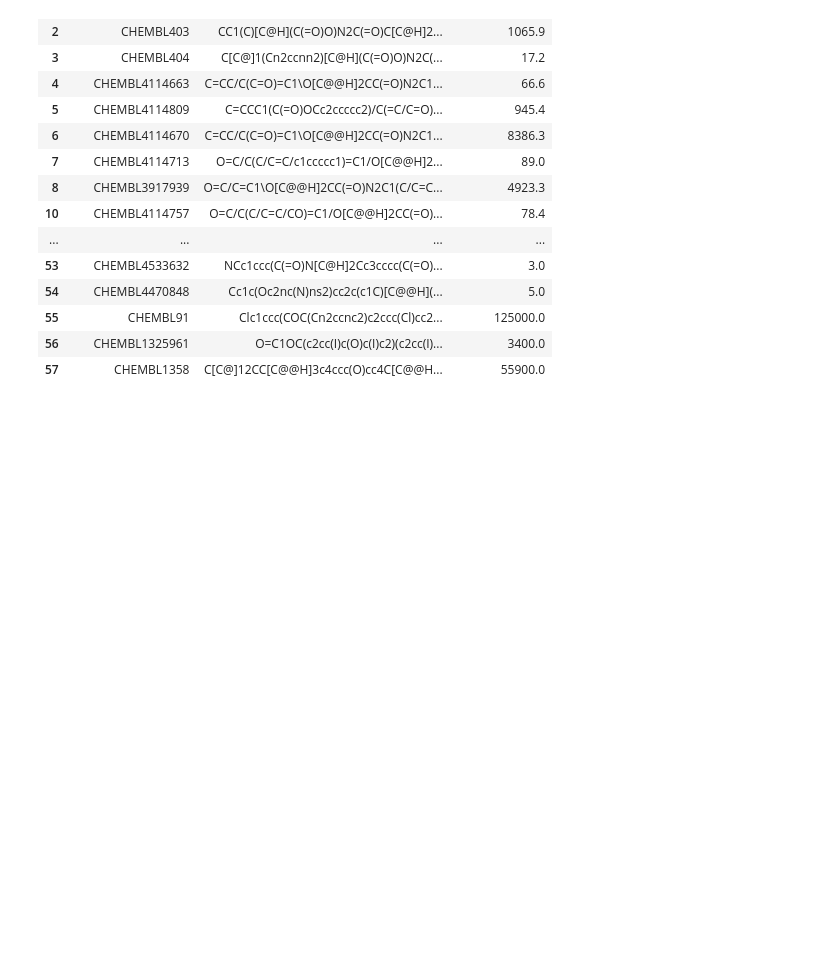
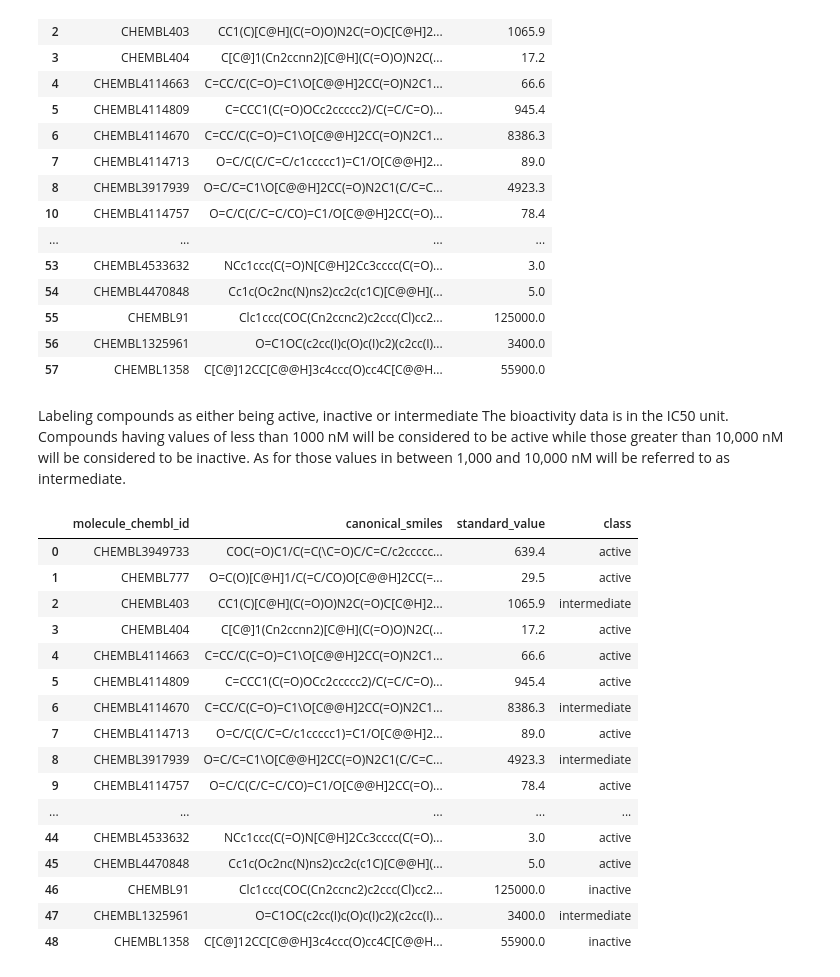
Before and after one commit to michaufsc/betalactam, a Jupyter notebook: beta.ipynb, the cells around one changed output. Saved outputs shown, nothing was run; the diff lists cells and outputs as text; code cells hidden in the pictures; blank space fills up the shorter version.

```diff
--- a/beta.ipynb
+++ b/beta.ipynb
@@ -145,3 +150,40 @@ df3
 | 57 | CHEMBL1358 | C[C@]12CC[C@@H]3c4ccc(O)cc4C[C@@H... | 55900.0 |
 # %%
 df3.to_csv('betalactamase_02_bioactivity_data_preprocessed.csv', index=False)
+# %% [markdown]
+
+Labeling compounds as either being active, inactive or intermediate
+The bioactivity data is in the IC50 unit. Compounds having values of less than 1000 nM will be considered to be active while those greater than 10,000 nM will be considered to be inactive. As for those values in between 1,000 and 10,000 nM will be referred to as intermediate.
+# %%
+df4 = pd.read_csv('betalactamase_02_bioactivity_data_preprocessed.csv')
+# %%
+bioactivity_threshold = []
+for i in df4.standard_value:
+  if float(i) >= 10000:
+    bioactivity_threshold.append("inactive")
+  elif float(i) <= 1000:
+    bioactivity_threshold.append("active")
+  else:
+    bioactivity_threshold.append("intermediate")
+# %%
+bioactivity_class = pd.Series(bioactivity_threshold, name='class')
+df5 = pd.concat([df4, bioactivity_class], axis=1)
+df5
+# %% [output]
+|  | molecule_chembl_id | canonical_smiles | standard_value | class |
+| 0 | CHEMBL3949733 | COC(=O)C1/C(=C(\C=O)C/C=C/c2ccccc... | 639.4 | active |
+| 1 | CHEMBL777 | O=C(O)[C@H]1/C(=C/CO)O[C@@H]2CC(=... | 29.5 | active |
+| 2 | CHEMBL403 | CC1(C)[C@H](C(=O)O)N2C(=O)C[C@H]2... | 1065.9 | intermediate |
+| 3 | CHEMBL404 | C[C@]1(Cn2ccnn2)[C@H](C(=O)O)N2C(... | 17.2 | active |
+| 4 | CHEMBL4114663 | C=CC/C(C=O)=C1\O[C@@H]2CC(=O)N2C1... | 66.6 | active |
+| 5 | CHEMBL4114809 | C=CCC1(C(=O)OCc2ccccc2)/C(=C/C=O)... | 945.4 | active |
+| 6 | CHEMBL4114670 | C=CC/C(C=O)=C1\O[C@@H]2CC(=O)N2C1... | 8386.3 | intermediate |
+| 7 | CHEMBL4114713 | O=C/C(C/C=C/c1ccccc1)=C1/O[C@@H]2... | 89.0 | active |
+| 8 | CHEMBL3917939 | O=C/C=C1\O[C@@H]2CC(=O)N2C1(C/C=C... | 4923.3 | intermediate |
+| 9 | CHEMBL4114757 | O=C/C(C/C=C/CO)=C1/O[C@@H]2CC(=O)... | 78.4 | active |
+| ... | ... | ... | ... | ... |
+| 44 | CHEMBL4533632 | NCc1ccc(C(=O)N[C@H]2Cc3cccc(C(=O)... | 3.0 | active |
+| 45 | CHEMBL4470848 | Cc1c(Oc2nc(N)ns2)cc2c(c1C)[C@@H](... | 5.0 | active |
+| 46 | CHEMBL91 | Clc1ccc(COC(Cn2ccnc2)c2ccc(Cl)cc2... | 125000.0 | inactive |
+| 47 | CHEMBL1325961 | O=C1OC(c2cc(I)c(O)c(I)c2)(c2cc(I)... | 3400.0 | intermediate |
+| 48 | CHEMBL1358 | C[C@]12CC[C@@H]3c4ccc(O)cc4C[C@@H... | 55900.0 | inactive |
```
Also changed, not shown: parts of 5 cells of this notebook.
